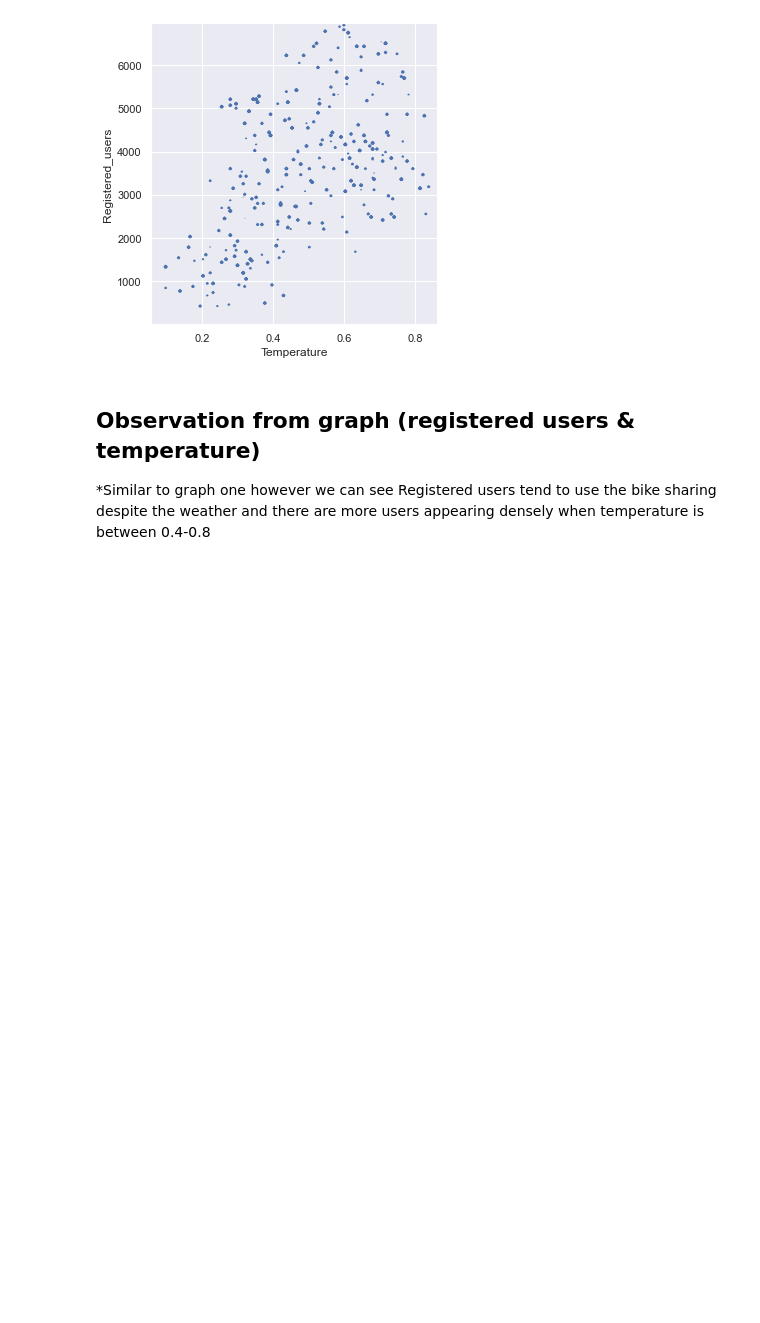
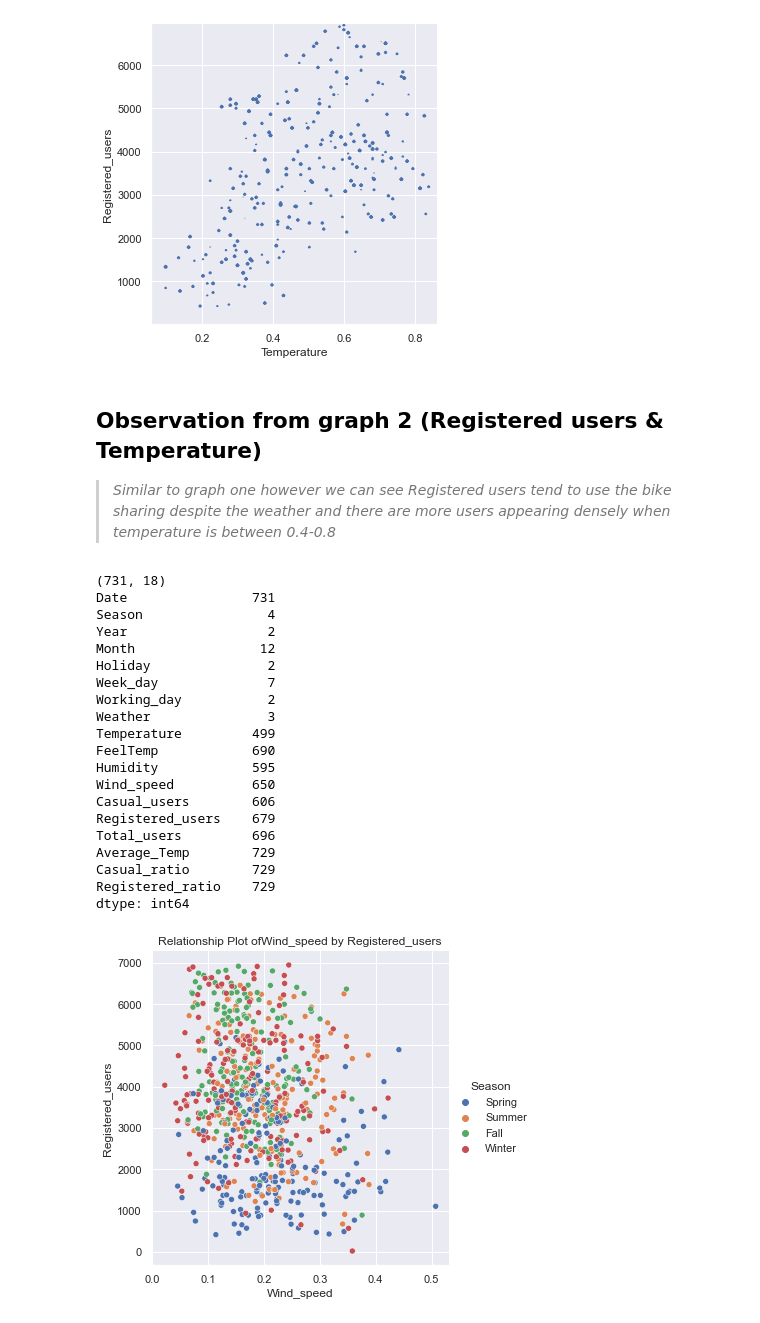
Before and after one commit to data301-2020-winter1/course-project-group_6020, a Jupyter notebook: analysis/Marla/Scripts/Project_functions.ipynb, the cells around one changed output. Cells and saved outputs as stored; diff of their text form; code cells hidden in the pictures; blank space fills up the shorter version.

```diff
--- a/analysis/Marla/Scripts/Project_functions.ipynb
+++ b/analysis/Marla/Scripts/Project_functions.ipynb
@@ -134,5 +135,5 @@ Registered_ratio    729
 dtype: int64
 [figure]
 # %% [markdown]
-## Observation from graph (registered users & temperature)
-*Similar to graph one however we can see Registered users tend to use the bike sharing despite the weather and there are more users appearing densely when temperature is between 0.4-0.8
+## Observation from graph 2 (Registered users & Temperature)
+>*Similar to graph one however we can see Registered users tend to use the bike sharing despite the weather and there are more users appearing densely when temperature is between 0.4-0.8*
@@ -144,0 +140,30 @@ def graph2 (df, var1, var2):
+# %%
+def graph_type2 (df, var1, var2, var3):
+
+    graph= sns.relplot( data=df, x=var1, y=var2, hue= var3)
+    plt.title("Relationship Plot of " + var1 + " by " + var2)
+# %%
+df=load_and_process("../day.csv")
+graph_type2(df,'Wind_speed', 'Registered_users', "Season")
+# %% [output]
+(731, 18)
+Date                731
+Season                4
+Year                  2
+Month                12
+Holiday               2
+Week_day              7
+Working_day           2
+Weather               3
+Temperature         499
+FeelTemp            690
+Humidity            595
+Wind_speed          650
+Casual_users        606
+Registered_users    679
+Total_users         696
+Average_Temp        729
+Casual_ratio        729
+Registered_ratio    729
+dtype: int64
+[figure, added]
```
Also changed, not shown: parts of 7 cells of this notebook, 2 other files.
